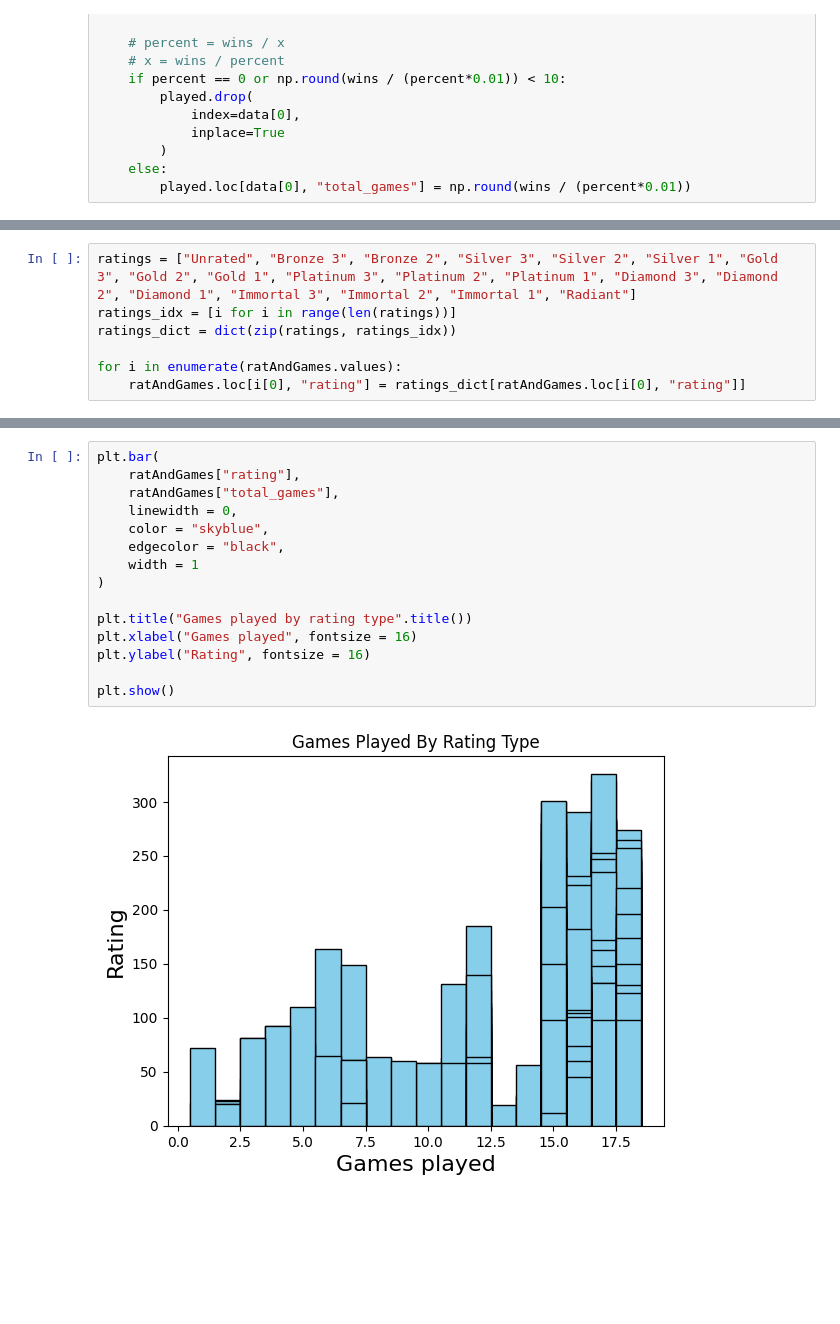
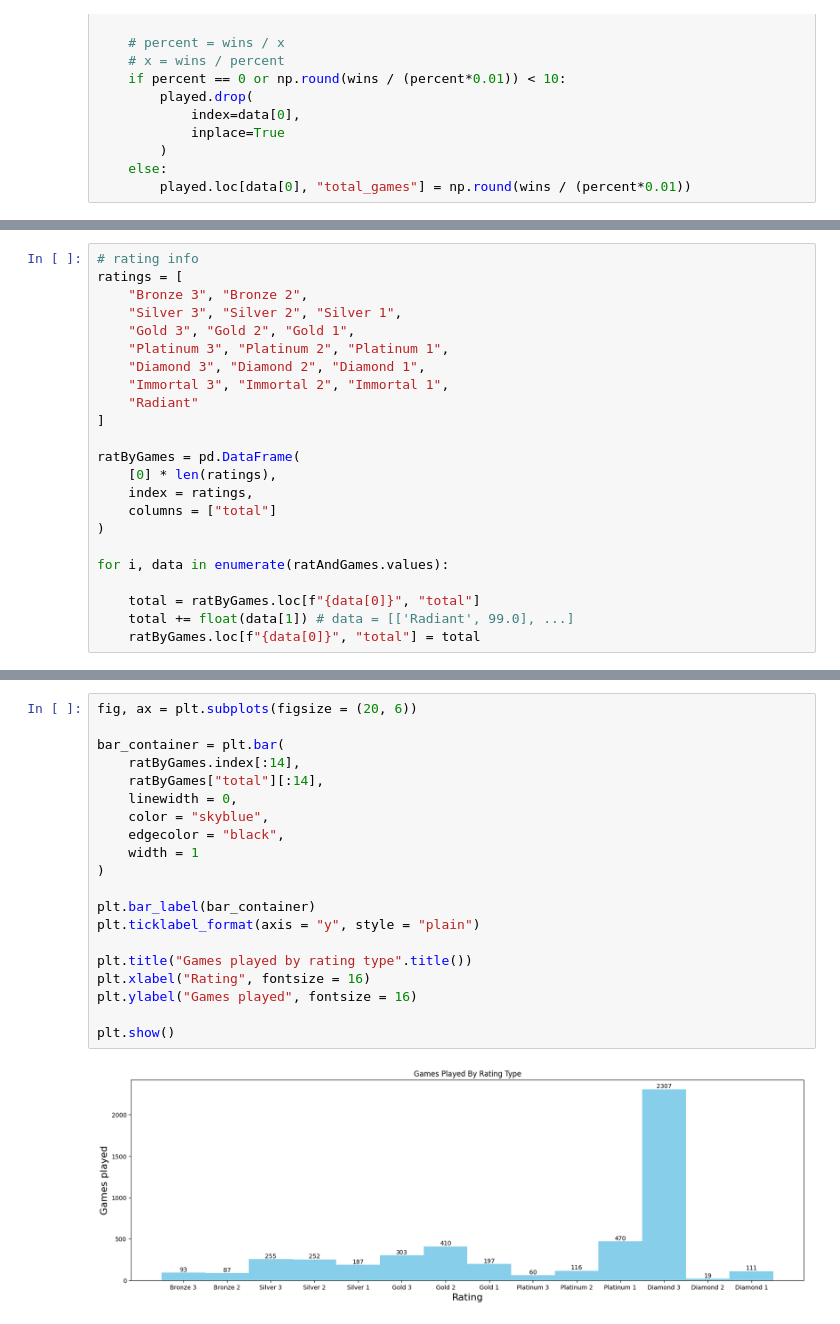
Before and after one commit to jhskrt/valorant-analytis, a Jupyter notebook: analytis.ipynb, the cells around one changed output, grey strips where cells are left out. Saved outputs shown, nothing was run; the diff lists cells and outputs as text; blank space fills up the shorter version.

Commit message:
analytics relationship of rating and played games

```diff
--- a/analytis.ipynb
+++ b/analytis.ipynb
@@ -110,8 +108,24 @@ fig, ax = plt.subplots(figsize = (20, 7))
 # %%
-ratings = ["Unrated", "Bronze 3", "Bronze 2", "Silver 3", "Silver 2", "Silver 1", "Gold 3", "Gold 2", "Gold 1", "Platinum 3", "Platinum 2", "Platinum 1", "Diamond 3", "Diamond 2", "Diamond 1", "Immortal 3", "Immortal 2", "Immortal 1", "Radiant"]
-ratings_idx = [i for i in range(len(ratings))]
-ratings_dict = dict(zip(ratings, ratings_idx))
+# rating info
+ratings = [
+    "Bronze 3", "Bronze 2",
+    "Silver 3", "Silver 2", "Silver 1",
+    "Gold 3", "Gold 2", "Gold 1",
+    "Platinum 3", "Platinum 2", "Platinum 1",
+    "Diamond 3", "Diamond 2", "Diamond 1",
+    "Immortal 3", "Immortal 2", "Immortal 1",
+    "Radiant"
+]
 
-for i in enumerate(ratAndGames.values):
-    ratAndGames.loc[i[0], "rating"] = ratings_dict[ratAndGames.loc[i[0], "rating"]]
+ratByGames = pd.DataFrame(
+    [0] * len(ratings),
+    index = ratings,
+    columns = ["total"]
+)
+
+for i, data in enumerate(ratAndGames.values):
+
+    total = ratByGames.loc[f"{data[0]}", "total"]
+    total += float(data[1]) # data = [['Radiant', 99.0], ...]
+    ratByGames.loc[f"{data[0]}", "total"] = total
 # %% [output]
@@ -151,17 +149,22 @@ plt.show()
 # %%
-plt.bar(
-    ratAndGames["rating"],
-    ratAndGames["total_games"],
+fig, ax = plt.subplots(figsize = (20, 6))
+
+bar_container = plt.bar(
+    ratByGames.index[:14],
+    ratByGames["total"][:14],
     linewidth = 0,
     color = "skyblue",
     edgecolor = "black",
     width = 1
 )
 
+plt.bar_label(bar_container)
+plt.ticklabel_format(axis = "y", style = "plain")
+
 plt.title("Games played by rating type".title())
-plt.xlabel("Games played", fontsize = 16)
-plt.ylabel("Rating", fontsize = 16)
+plt.xlabel("Rating", fontsize = 16)
+plt.ylabel("Games played", fontsize = 16)
 
 plt.show()
 # %% [output]
-[figure, old version]
+[figure, new version]
```
Also changed, not shown: parts of 6 cells of this notebook.
